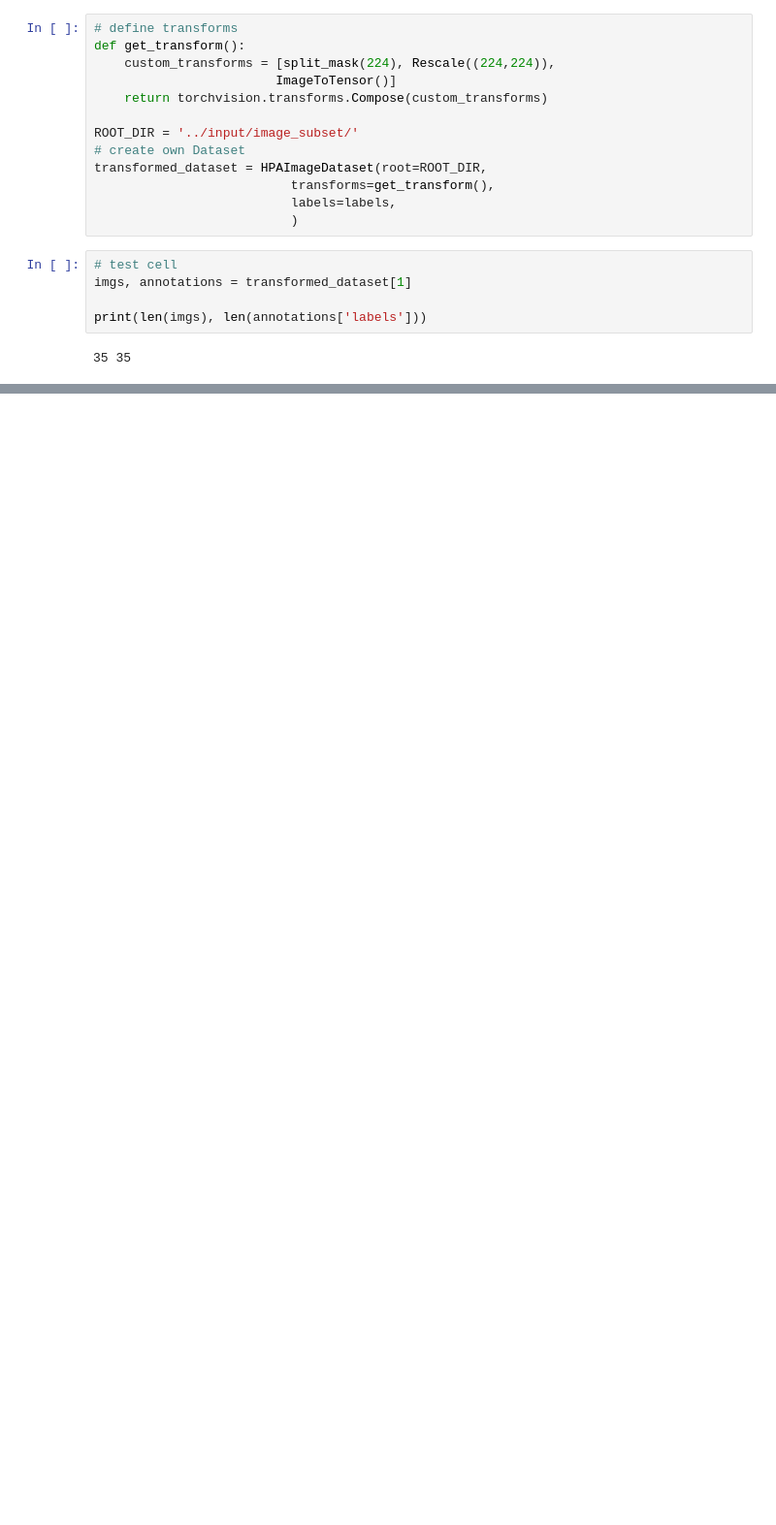
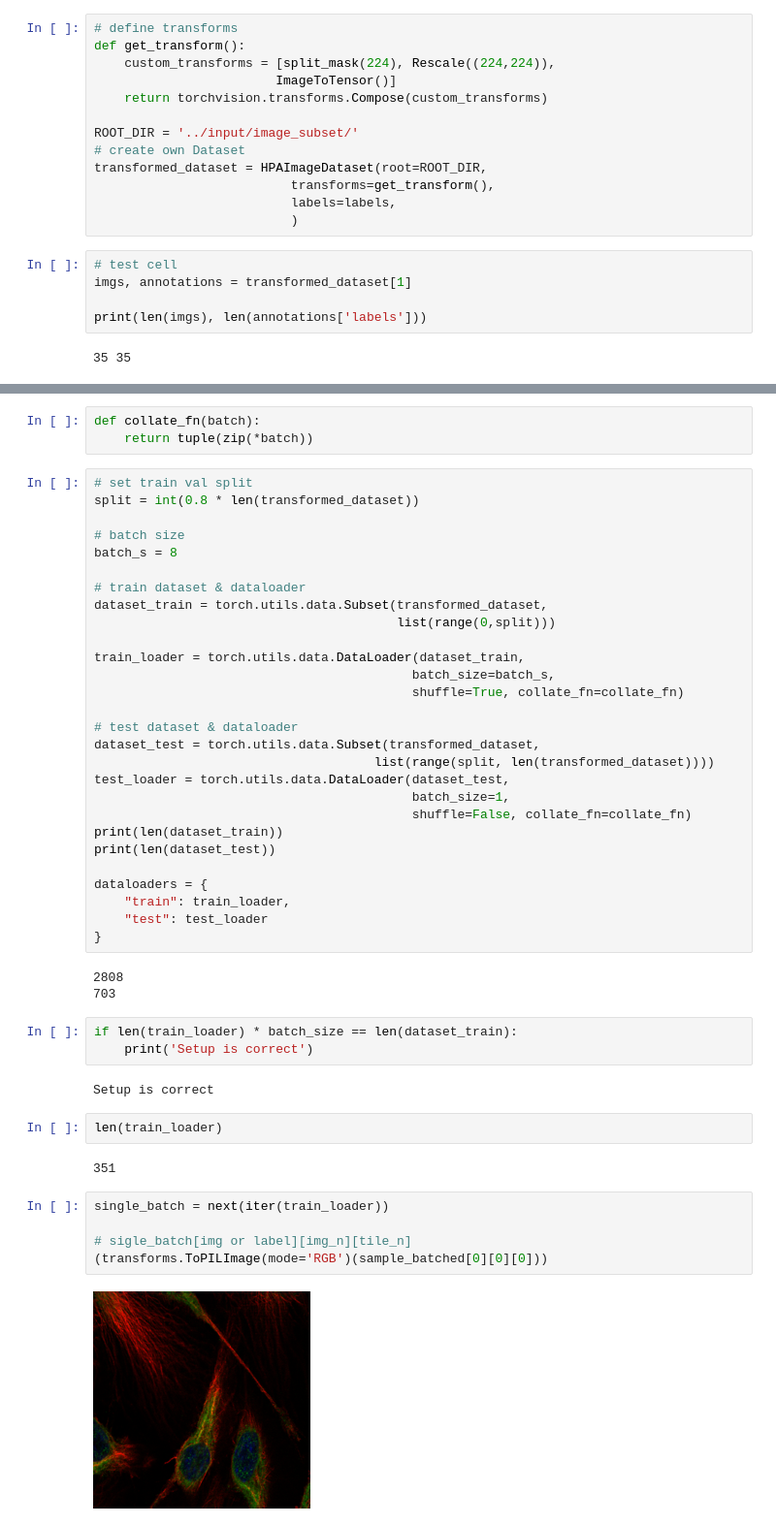
Before and after one commit to trainandgain/HPA-Single-Cell-Classification, a Jupyter notebook: notebooks/pytorch_dataset_dataloader.ipynb, the cells around one changed output, grey strips where cells are left out. Shown at 97% size. Saved outputs shown, nothing was run; the diff lists cells and outputs as text; blank space fills up the shorter version.

Commit message:
Fix and cleanup for dataloader, explain output for dataloader

```diff
--- a/notebooks/pytorch_dataset_dataloader.ipynb
+++ b/notebooks/pytorch_dataset_dataloader.ipynb
@@ -478,0 +459,50 @@ Kaggle thread on papers:
+# %%
+def collate_fn(batch):
+    return tuple(zip(*batch))
+# %%
+# set train val split
+split = int(0.8 * len(transformed_dataset))
+
+# batch size
+batch_s = 8
+
+# train dataset & dataloader
+dataset_train = torch.utils.data.Subset(transformed_dataset,
+                                        list(range(0,split)))
+
+train_loader = torch.utils.data.DataLoader(dataset_train,
+                                          batch_size=batch_s,
+                                          shuffle=True, collate_fn=collate_fn)
+
+# test dataset & dataloader
+dataset_test = torch.utils.data.Subset(transformed_dataset,
+                                     list(range(split, len(transformed_dataset))))
+test_loader = torch.utils.data.DataLoader(dataset_test,
+                                          batch_size=1,
+                                          shuffle=False, collate_fn=collate_fn)
+print(len(dataset_train))
+print(len(dataset_test))
+
+dataloaders = {
+    "train": train_loader,
+    "test": test_loader
+}
+# %% [output]
+2808
+703
+# %%
+if len(train_loader) * batch_size == len(dataset_train):
+    print('Setup is correct')
+# %% [output]
+Setup is correct
+# %%
+len(train_loader)
+# %% [output]
+351
+# %%
+single_batch = next(iter(train_loader))
+
+# sigle_batch[img or label][img_n][tile_n]
+(transforms.ToPILImage(mode='RGB')(sample_batched[0][0][0]))
+# %% [output]
+[figure, added]
```
Also changed, not shown: parts of 20 cells of this notebook.
